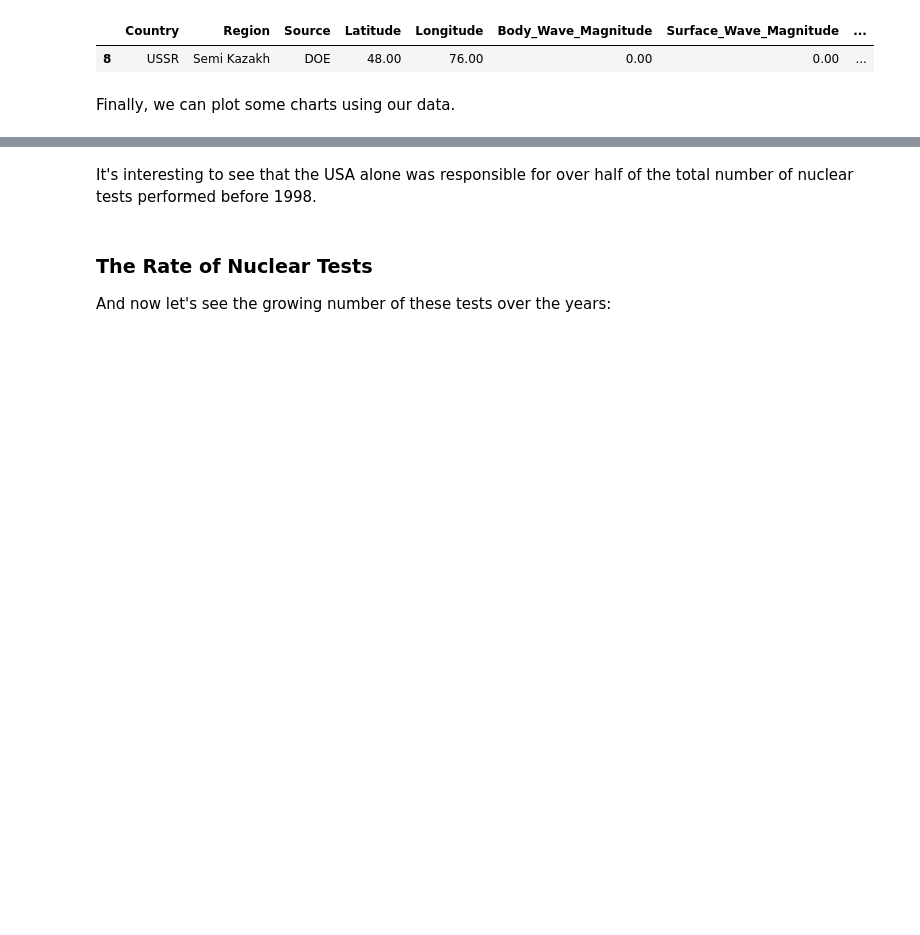
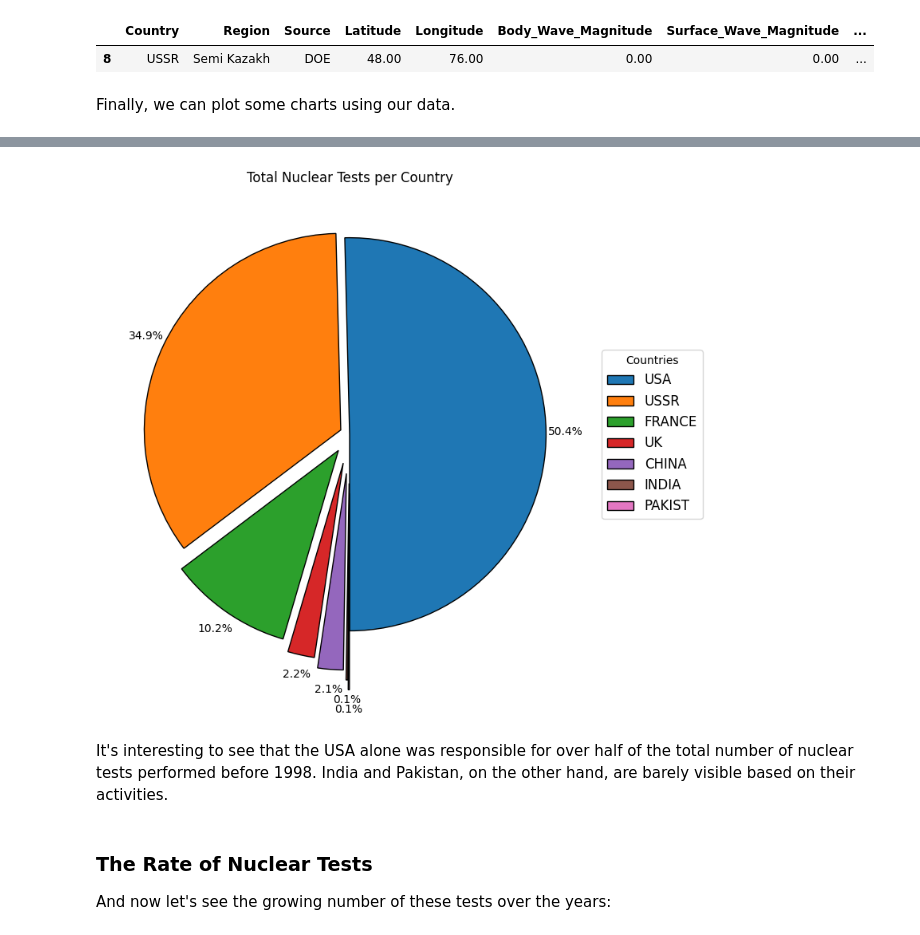
Before and after one commit to lawrence773/nuclear-project, a Jupyter notebook: Nuclear_Tests_Between_1945_1998.ipynb, the cells around one changed output, grey strips where cells are left out. Drawn from its saved outputs; the diff is of its cells as text; code cells hidden in the pictures; blank space fills up the shorter version.

```diff
--- a/Nuclear_Tests_Between_1945_1998.ipynb
+++ b/Nuclear_Tests_Between_1945_1998.ipynb
@@ -540,5 +550,27 @@ fig.show()
+# %%
+# Creating the pie chart
+plt.figure(figsize=(8, 8))
+
+# Setting some distance between the slices
+explode = (0.0, 0.05, 0.1, 0.15, 0.2, 0.25, 0.3)
+
+# Plotting the chart
+plt.pie(atomic_powers.values, autopct='%1.1f%%', explode=explode,
+        startangle=270, wedgeprops={'edgecolor': 'black'}, textprops={'fontsize': 10},
+        pctdistance=1.1, labeldistance=1.2)
+
+# Setting the title
+plt.title('Total Nuclear Tests per Country')
+
+# Adding a legend to the plot
+plt.legend(atomic_powers.index, title="Countries", loc="center left", bbox_to_anchor=(1, 0.5), fontsize=12)
+
+# Let's see the plot
+plt.show()
+# %% [output]
+[figure, added]
 # %% [markdown]
-It's interesting to see that the USA alone was responsible for over half of the total number of nuclear tests performed before 1998.
+It's interesting to see that the USA alone was responsible for over half of the total number of nuclear tests performed before 1998. India and Pakistan, on the other hand, are barely visible based on their activities.
 # %% [markdown]
 ### The Rate of Nuclear Tests
 And now let's see the growing number of these tests over the years:
```
Also changed, not shown: parts of 25 cells of this notebook.
